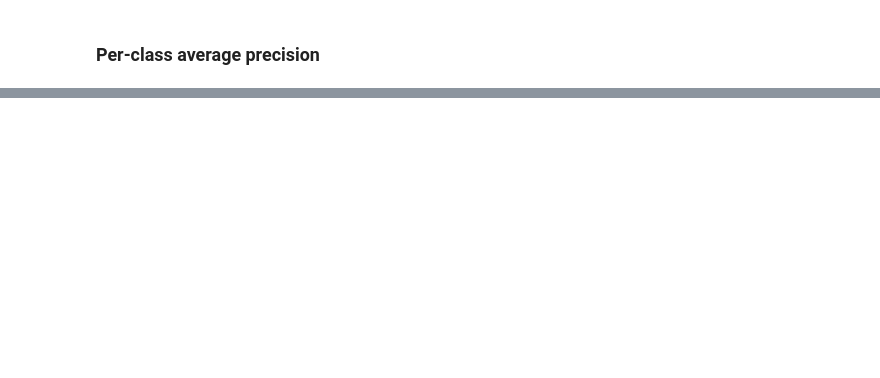
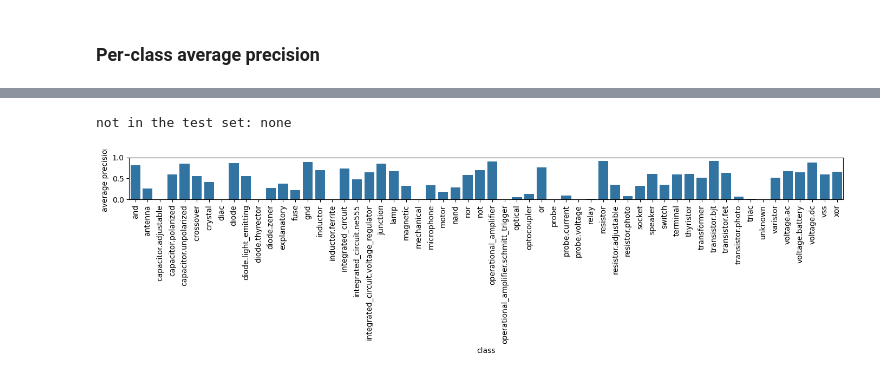
Before and after one commit to LaunchPadLabsGH/cghd-demo, a Jupyter notebook: ObjectClassification/detr.ipynb, the cells around one changed output, grey strips where cells are left out. Saved outputs shown, nothing was run; the diff lists cells and outputs as text; code cells hidden in the pictures; blank space fills up the shorter version.

```diff
--- a/ObjectClassification/detr.ipynb
+++ b/ObjectClassification/detr.ipynb
@@ -573,30 +604,34 @@ for class_id in range(n_classes): # one class at a time
 
     if n_ground_truth == 0: # this class is not in the test set
         average_precisions.append(np.nan)
         continue
     if len(pairs) == 0:
         average_precisions.append(0.0)
         continue
     pairs.sort(key=lambda pair: -pair[0]) # whole class in confidence order, not just one image
     true_positives = np.cumsum([1 if hit else 0 for _, hit in pairs])
     false_positives = np.cumsum([0 if hit else 1 for _, hit in pairs])
     precision = true_positives / (true_positives + false_positives) # of the predictions so far, how many were correct
     recall = true_positives / n_ground_truth # of this class's ground-truth boxes, how many we have found so far
     recall_steps = np.concatenate(([0.0], recall, [1.0]))
     precision_steps = np.concatenate(([0.0], precision, [0.0]))
     for index in range(len(precision_steps) - 1, 0, -1): # precision steps down as more wrong boxes get included
         precision_steps[index - 1] = max(precision_steps[index - 1], precision_steps[index])
     changes = np.where(recall_steps[1:] != recall_steps[:-1])[0]
     average_precisions.append(np.sum((recall_steps[changes + 1] - recall_steps[changes]) * precision_steps[changes + 1])) # area under this class's precision-recall curve
 
 average_precisions = np.array(average_precisions)
 missing = [label_encoder.classes_[i] for i, score in enumerate(average_precisions) if np.isnan(score)]
 print("not in the test set:", ", ".join(missing) if missing else "none")
 
 plt.figure(figsize=(14, 4))
 sns.barplot(x=np.arange(n_classes), y=np.nan_to_num(average_precisions))
 plt.xticks(range(n_classes), label_encoder.classes_, rotation=90)
 plt.ylabel("average precision")
 plt.xlabel("class")
+plt.ylim(0, 1)
 plt.tight_layout()
 plt.show()
+# %% [output]
+not in the test set: none
+[figure, added]
```
Also changed, not shown: parts of 35 cells of this notebook, 1 other file.
